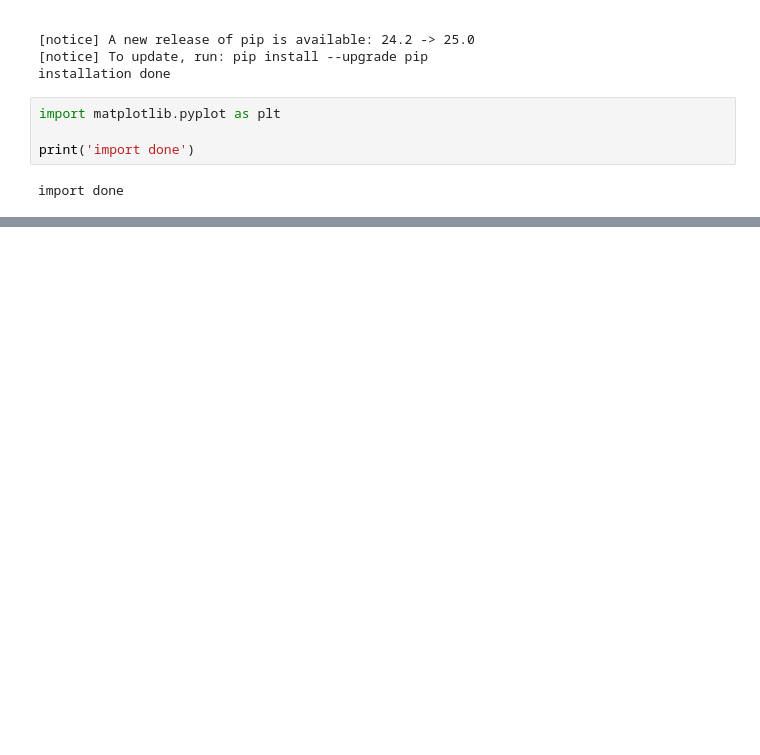
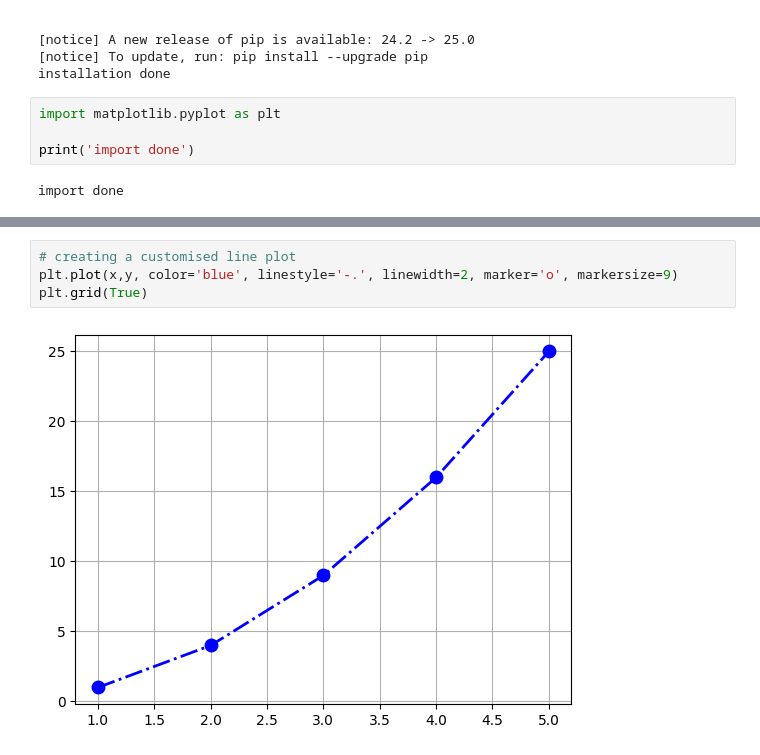
Before and after one commit to harshit4311/Python-Data-Analysis, a Jupyter notebook: Data-Visualisation/Matplotlib/matplotlib.ipynb, the cells around one changed output, grey strips where cells are left out. Cells and saved outputs as stored; diff of their text form; blank space fills up the shorter version.

```diff
--- a/Data-Visualisation/Matplotlib/matplotlib.ipynb
+++ b/Data-Visualisation/Matplotlib/matplotlib.ipynb
@@ -26,0 +39,6 @@ import done
+# %%
+# creating a customised line plot
+plt.plot(x,y, color='blue', linestyle='-.', linewidth=2, marker='o', markersize=9)
+plt.grid(True)
+# %% [output]
+[figure, added]
```
Also changed, not shown: parts of 5 cells of this notebook.
